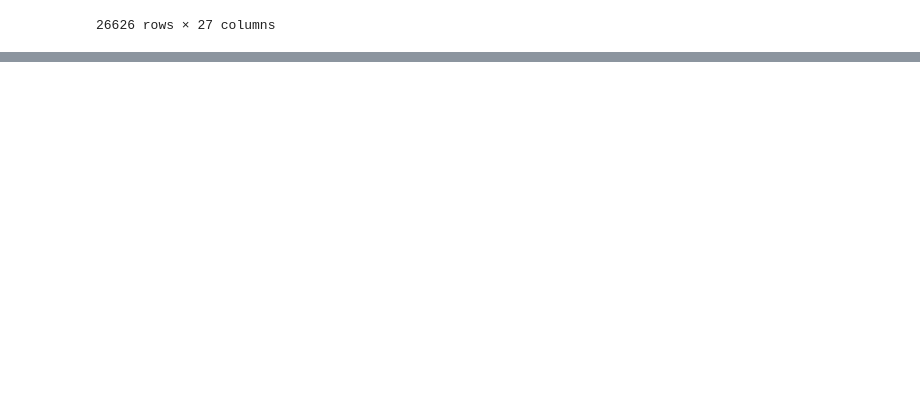
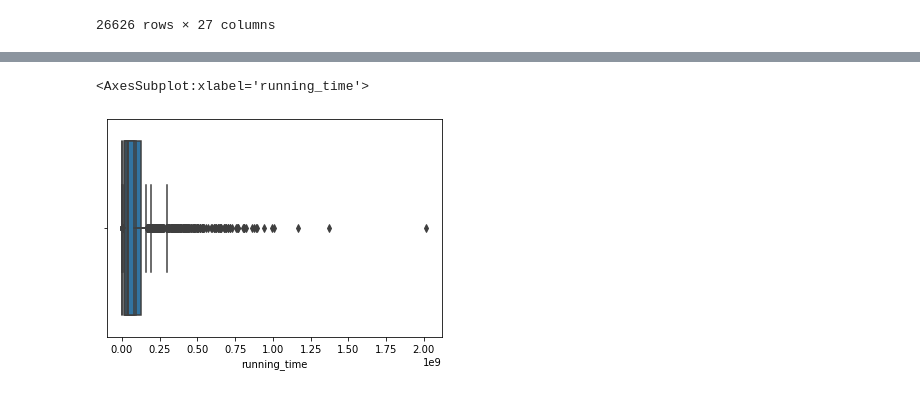
Before and after one commit to Saadia-ramo/Phase_One_Proect, a Jupyter notebook: Notebook.ipynb, the cells around one changed output, grey strips where cells are left out. Drawn from its saved outputs; the diff is of its cells as text; code cells hidden in the pictures; blank space fills up the shorter version.

```diff
--- a/Notebook.ipynb
+++ b/Notebook.ipynb
@@ -346,0 +307,5 @@ This report aims to guide Microsoft in targeting their production budget, genre,
+# %%
+# remove the domesticBoxoffice_y
+
+df = df.drop(columns = ['productionBudget_y'], axis = 1)
+df
@@ -346,0 +326,5 @@ This report aims to guide Microsoft in targeting their production budget, genre,
+# %%
+# Remove production year.
+
+df = df.drop(columns = ['production_year'], axis = 1)
+df
@@ -346,0 +345,5 @@ This report aims to guide Microsoft in targeting their production budget, genre,
+# %%
+# remove the following columns movie_odid,creative_type,id_x,original_language,title,id_y,release_date
+
+df = df.drop(columns = ['movie_odid', 'creative_type', 'id_x', 'original_language', 'title', 'id_y','release_date'], axis = 1)
+df
@@ -346,0 +364,8 @@ This report aims to guide Microsoft in targeting their production budget, genre,
+# %%
+# remove the Unnamed columns
+
+df = df.drop(columns = ['Unnamed: 0'], axis = 1)
+df
+df.isnull().sum()
+df = df.dropna()
+df
@@ -346,0 +391,10 @@ This report aims to guide Microsoft in targeting their production budget, genre,
+# %%
+# check for outliers in the my columns
+
+sns.boxplot(df['internationalBoxOffice'])
+sns.boxplot(df['domesticBoxoffice_x'])
+sns.boxplot(df['productionBudget_x'])
+sns.boxplot(df['running_time'])
+# %% [output]
+<AxesSubplot:xlabel='running_time'>
+[figure, added]
```
Also changed, not shown: parts of 27 cells of this notebook, 2 other files.
